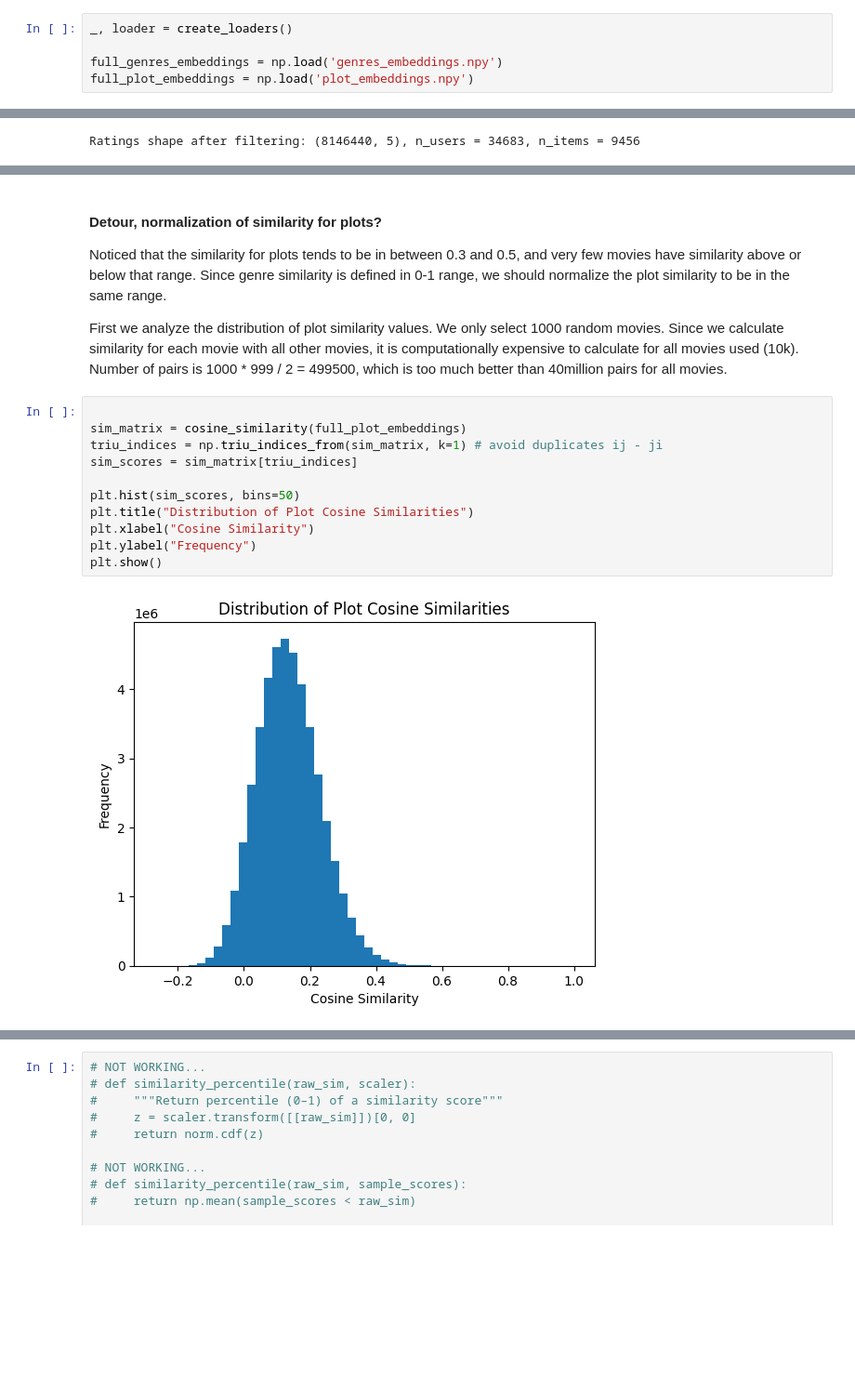
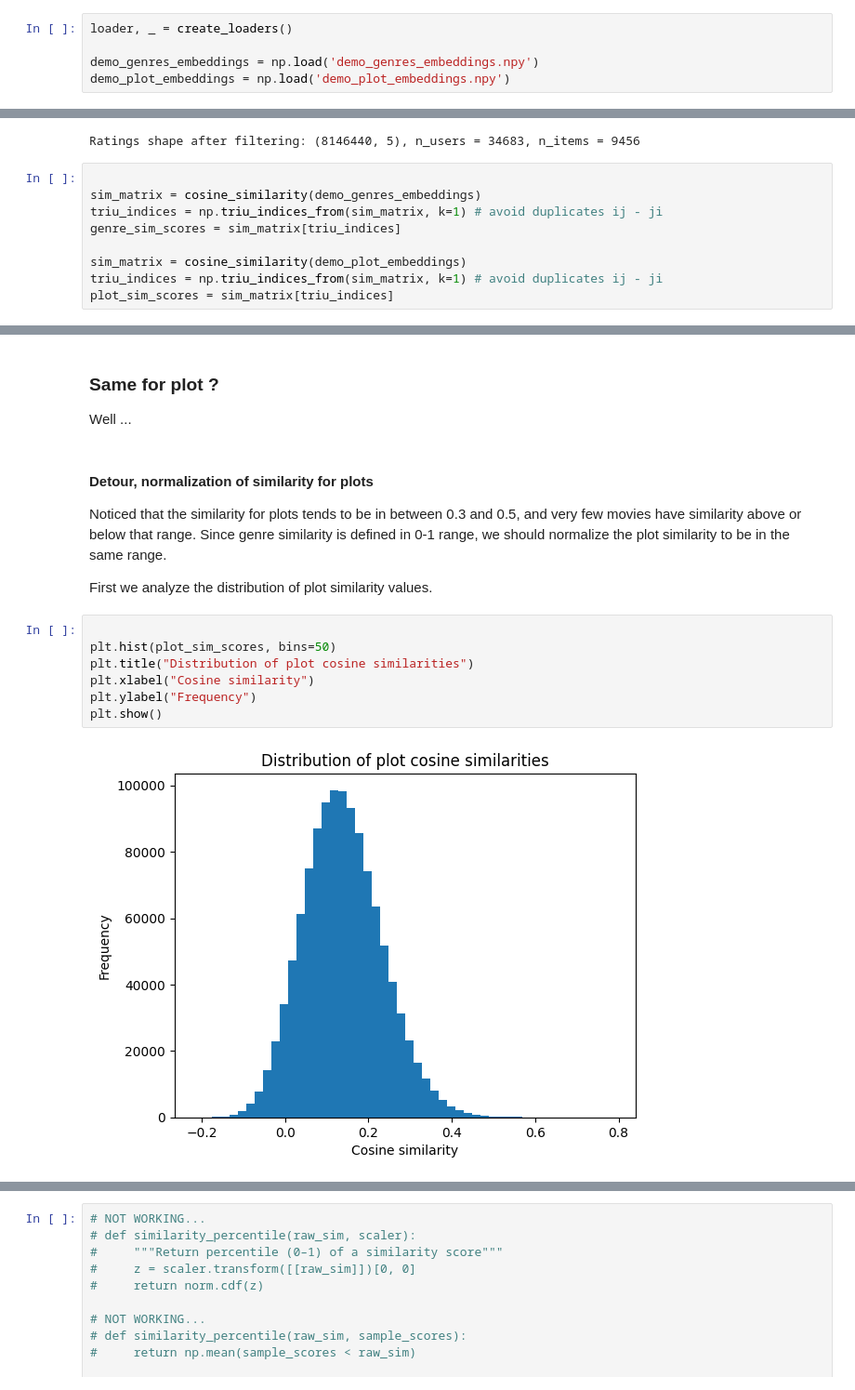
Before and after one commit to RichardFedak/llm-diversity, a Jupyter notebook: experiment/EasyStudy/server/static/datasets/ml-latest/div_phase.ipynb, the cells around one changed output, grey strips where cells are left out. Shown at 93% size. Drawn from its saved outputs; the diff is of its cells as text; blank space fills up the shorter version.

Commit message:
Search for div phase pairs

```diff
--- a/experiment/EasyStudy/server/static/datasets/ml-latest/div_phase.ipynb
+++ b/experiment/EasyStudy/server/static/datasets/ml-latest/div_phase.ipynb
@@ -8,10 +8,10 @@ from sklearn.preprocessing import StandardScaler
 from scipy.stats import norm
 from loader_clone import create_loaders
 # %%
-_, loader = create_loaders()
+loader, _ = create_loaders()
 
-full_genres_embeddings = np.load('genres_embeddings.npy')
-full_plot_embeddings = np.load('plot_embeddings.npy')
+demo_genres_embeddings = np.load('demo_genres_embeddings.npy')
+demo_plot_embeddings = np.load('demo_plot_embeddings.npy')
 # %% [output]
 2017
 A value is trying to be set on a copy of a slice from a DataFrame.
@@ -27,6 +27,15 @@ Try using .loc[row_indexer,col_indexer] = value instead
 See the caveats in the documentation: https://pandas.pydata.org/pandas-docs/stable/user_guide/indexing.html#returning-a-view-versus-a-copy
   loader.ratings_df.loc[:, "ratings_per_year"] = loader.ratings_df['movieId'].map(loader.ratings_df['movieId'].value_counts()) / loader.ratings_df['movieId'].map(movies_df_indexed["age"])
 Ratings shape after filtering: (8146440, 5), n_users = 34683, n_items = 9456
+# %%
+
+sim_matrix = cosine_similarity(demo_genres_embeddings)
+triu_indices = np.triu_indices_from(sim_matrix, k=1) # avoid duplicates ij - ji
+genre_sim_scores = sim_matrix[triu_indices]
+
+sim_matrix = cosine_similarity(demo_plot_embeddings)
+triu_indices = np.triu_indices_from(sim_matrix, k=1) # avoid duplicates ij - ji
+plot_sim_scores = sim_matrix[triu_indices]
 # %% [markdown]
 ## Diversity phase
 
@@ -61,20 +126,19 @@ Follows the lives of three young males living in the Crenshaw ghetto of Los Ange
+# %% [markdown]
+### Same for plot ?
+
+Well ...
 # %% [markdown]
-#### Detour, normalization of similarity for plots?
+#### Detour, normalization of similarity for plots
 
 Noticed that the similarity for plots tends to be in between 0.3 and 0.5, and very few movies have similarity above or below that range. Since genre similarity is defined in 0-1 range, we should normalize the plot similarity to be in the same range.
 
 First we analyze the distribution of plot similarity values.
-We only select 1000 random movies. Since we calculate similarity for each movie with all other movies, it is computationally expensive to calculate for all movies used (10k). Number of pairs is 1000 * 999 / 2 = 499500, which is too much better than 40million pairs for all movies.
 # %%
 
-sim_matrix = cosine_similarity(full_plot_embeddings)
-triu_indices = np.triu_indices_from(sim_matrix, k=1) # avoid duplicates ij - ji
-sim_scores = sim_matrix[triu_indices]
-
-plt.hist(sim_scores, bins=50)
-plt.title("Distribution of Plot Cosine Similarities")
-plt.xlabel("Cosine Similarity")
+plt.hist(plot_sim_scores, bins=50)
+plt.title("Distribution of plot cosine similarities")
+plt.xlabel("Cosine similarity")
 plt.ylabel("Frequency")
 plt.show()
 # %% [output]
-[figure, old version]
+[figure, new version]
```
Also changed, not shown: parts of 11 cells of this notebook.
